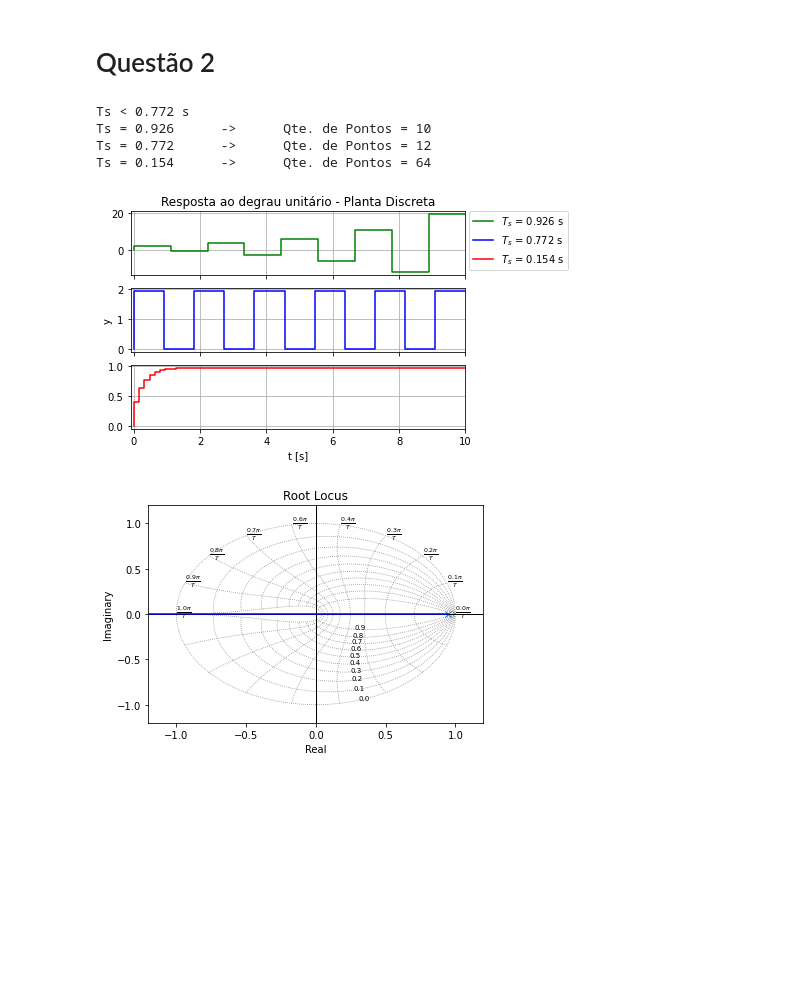
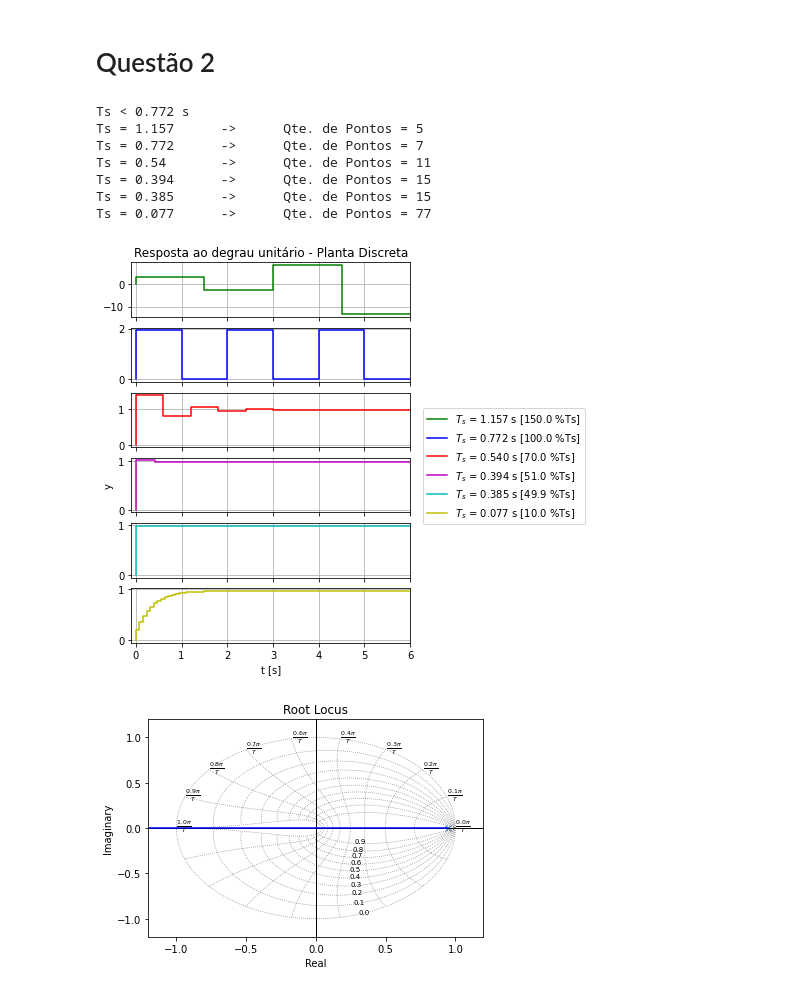
Before and after one commit to Widmark-Kaue/digital-signal-processing, a Jupyter notebook: avl1.ipynb, the cells around one changed output. Cells and saved outputs as stored; diff of their text form; code cells hidden in the pictures; blank space fills up the shorter version.

```diff
--- a/avl1.ipynb
+++ b/avl1.ipynb
@@ -39,46 +40,52 @@ G(s) =
 # Questão 2
 # %%
 # Planta Discreta
+
 a  = 1/13.5
 Ts = -np.log((K-1)/(K+1))/a
 print(f'Ts < {round(Ts,3)} s')
 
-Tsvet = [1.2*Ts,Ts, 0.2*Ts]
-color = ['g','b','r']
+Tsvet = [1.5*Ts,Ts, 0.7*Ts, 0.51*Ts, 0.499*Ts, 0.1*Ts]
+color = ['g','b','r','m', 'c','y']
 
+plt.rcParams['figure.figsize'] = (5,7)
 fig, axes = plt.subplots(len(Tsvet),1)
+
+tfinal = 6
 for i, ax in enumerate(axes):
     z = m.tf('z')
     Gz = K*(1 - np.exp(-a*Tsvet[i]))/(z - np.exp(-a*Tsvet[i]))
     Gzmf = m.feedback(Gz, 1)
 
-    tfinal = 10
     qteT = int(tfinal/Tsvet[i])
     T = np.linspace(0,tfinal,qteT)
     y, t = m.step(Gzmf, T)
 
-    ax.step(t,y,color[i],label = f'$T_s$ = {round(Tsvet[i],3)} s')
+    ax.step(t,y,color[i],label = f'$T_s$ = {round(Tsvet[i],3):.3f} s [{round(100*Tsvet[i]/Ts,1)} %Ts]')
     ax.set_xlim([-.1,tfinal])
     if i==0:
         ax.set_title('Resposta ao degrau unitário - Planta Discreta')
     if not i==len(axes)-1:
         ax.set_xticklabels([])
     ax.grid()
 
     print(f'Ts = {round(Tsvet[i],3)}\t->\tQte. de Pontos = {len(t)}')
 
 
 axes[-1].set_xlabel('t [s]')
-axes[1].set_ylabel('y')
-fig.legend(bbox_to_anchor = (1.15, 0.9))
-if not Path(IMAGES, 'step_response_discrete.png').exists():
-    fig.savefig(f'{IMAGES}/step_response_discrete.png', dpi=720, format = 'png', bbox_inches = 'tight')
+axes[3].set_ylabel('y')
+fig.legend(bbox_to_anchor = (1.4, 0.6))
+if not Path('.', 'step_response_discrete.png').exists():
+    fig.savefig(f'./step_response_discrete.png', dpi=720, format = 'png', bbox_inches = 'tight')
 # %% [output]
 Ts < 0.772 s
-Ts = 0.926      ->      Qte. de Pontos = 10
-Ts = 0.772      ->      Qte. de Pontos = 12
-Ts = 0.154      ->      Qte. de Pontos = 64
+Ts = 1.157      ->      Qte. de Pontos = 5
+Ts = 0.772      ->      Qte. de Pontos = 7
+Ts = 0.54       ->      Qte. de Pontos = 11
+Ts = 0.394      ->      Qte. de Pontos = 15
+Ts = 0.385      ->      Qte. de Pontos = 15
+Ts = 0.077      ->      Qte. de Pontos = 77
-[figure, old version]
+[figure, new version]
 # %%
 Gz      = m.tf(K*(1 - np.exp(-a*Ts)), [1, -np.exp(-a*Ts)], Ts)
 lim     = [-1.2,1.2]
```
Also changed, not shown: parts of 1 cell of this notebook, 1 other file.
